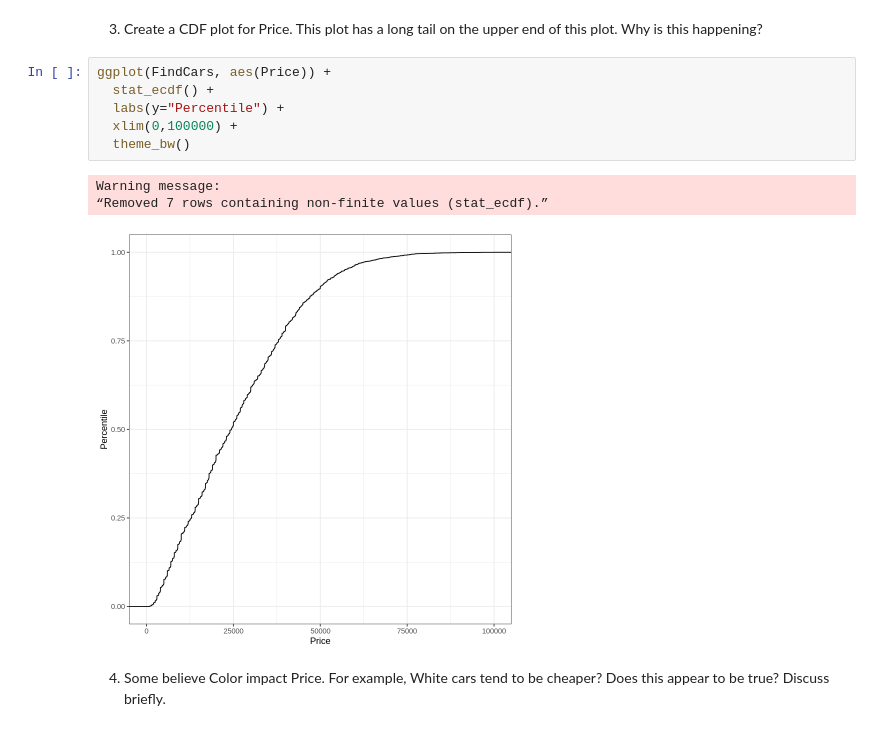
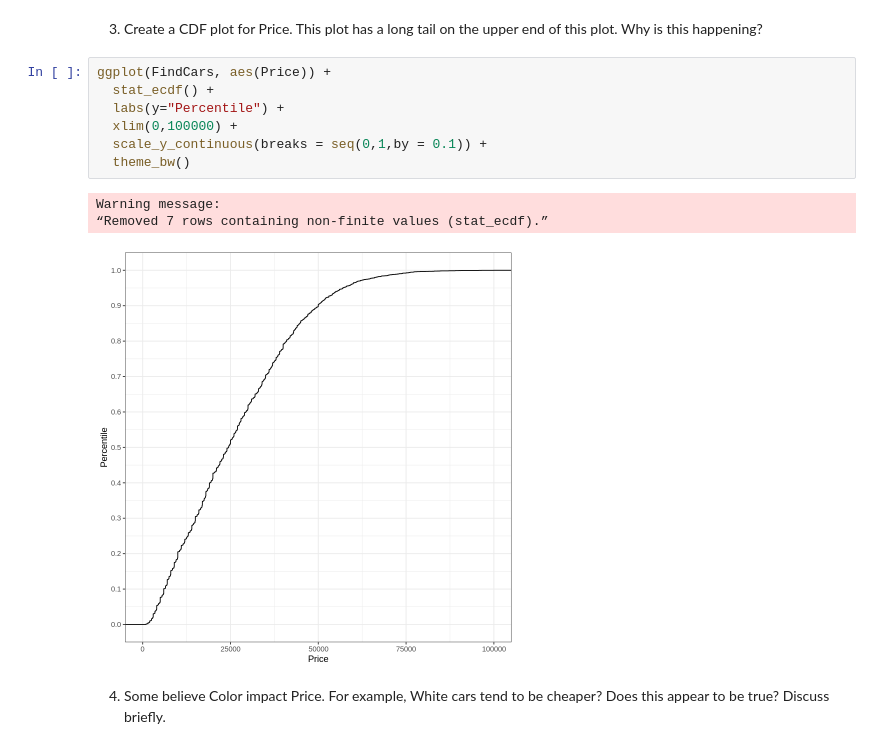
Before and after one commit to christophermalone/stat360, a Jupyter notebook: HW1_Fall2021_Solution.ipynb, the cells around one changed output. Drawn from its saved outputs; the diff is of its cells as text.

```diff
--- a/HW1_Fall2021_Solution.ipynb
+++ b/HW1_Fall2021_Solution.ipynb
@@ -133,13 +133,14 @@ Warning message:
 # %%
 ggplot(FindCars, aes(Price)) +
   stat_ecdf() +
   labs(y="Percentile") +
   xlim(0,100000) +
+  scale_y_continuous(breaks = seq(0,1,by = 0.1)) +
   theme_bw()
 # %% [output]
 Warning message:
 “Removed 7 rows containing non-finite values (stat_ecdf).”
-[figure, old version]
+[figure, new version]
 # %% [markdown]
 4. Some believe Color impact Price.  For example, White cars tend to be cheaper?  Does this appear to be true?  Discuss briefly.
 # %%
```
